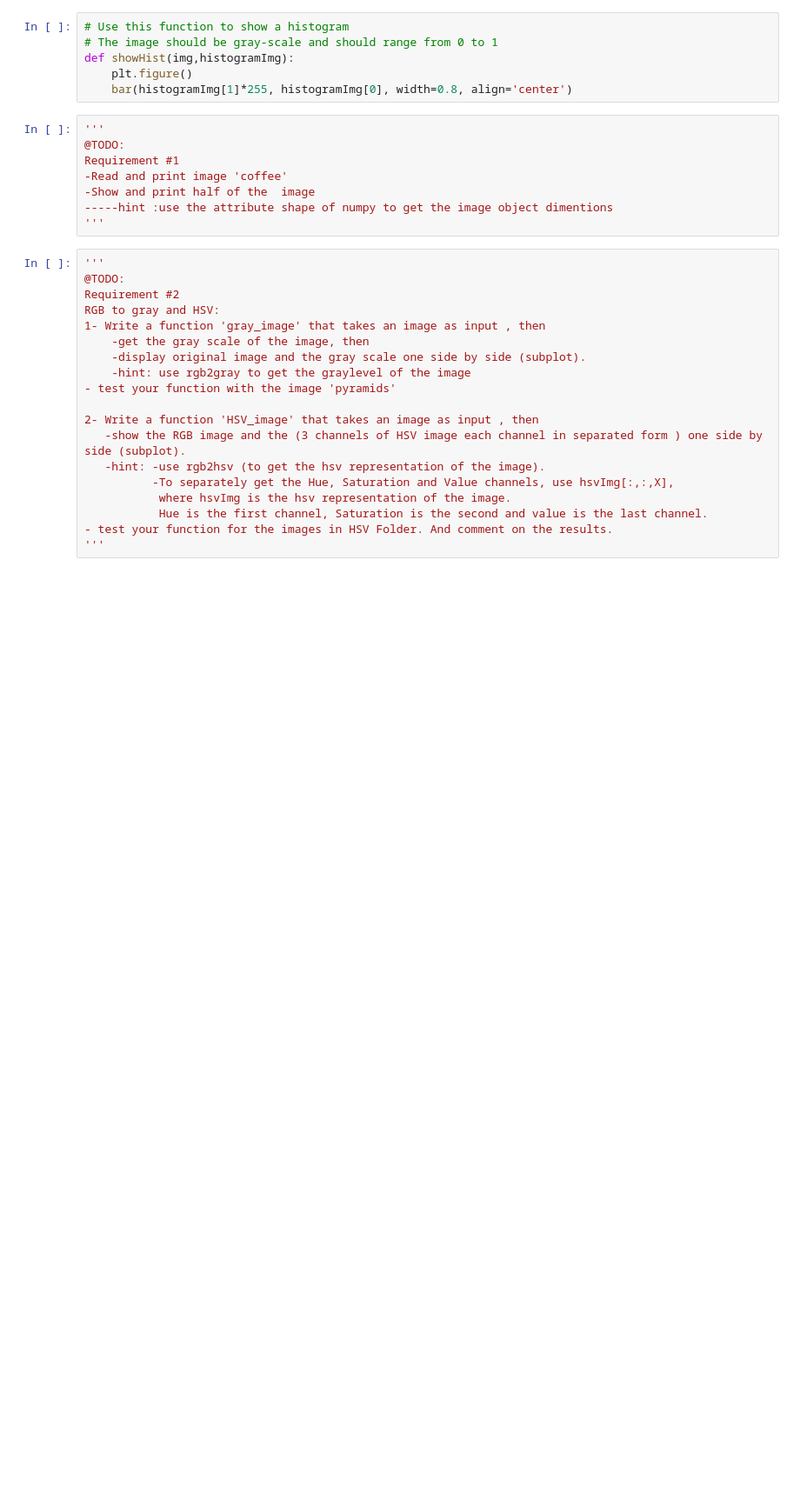
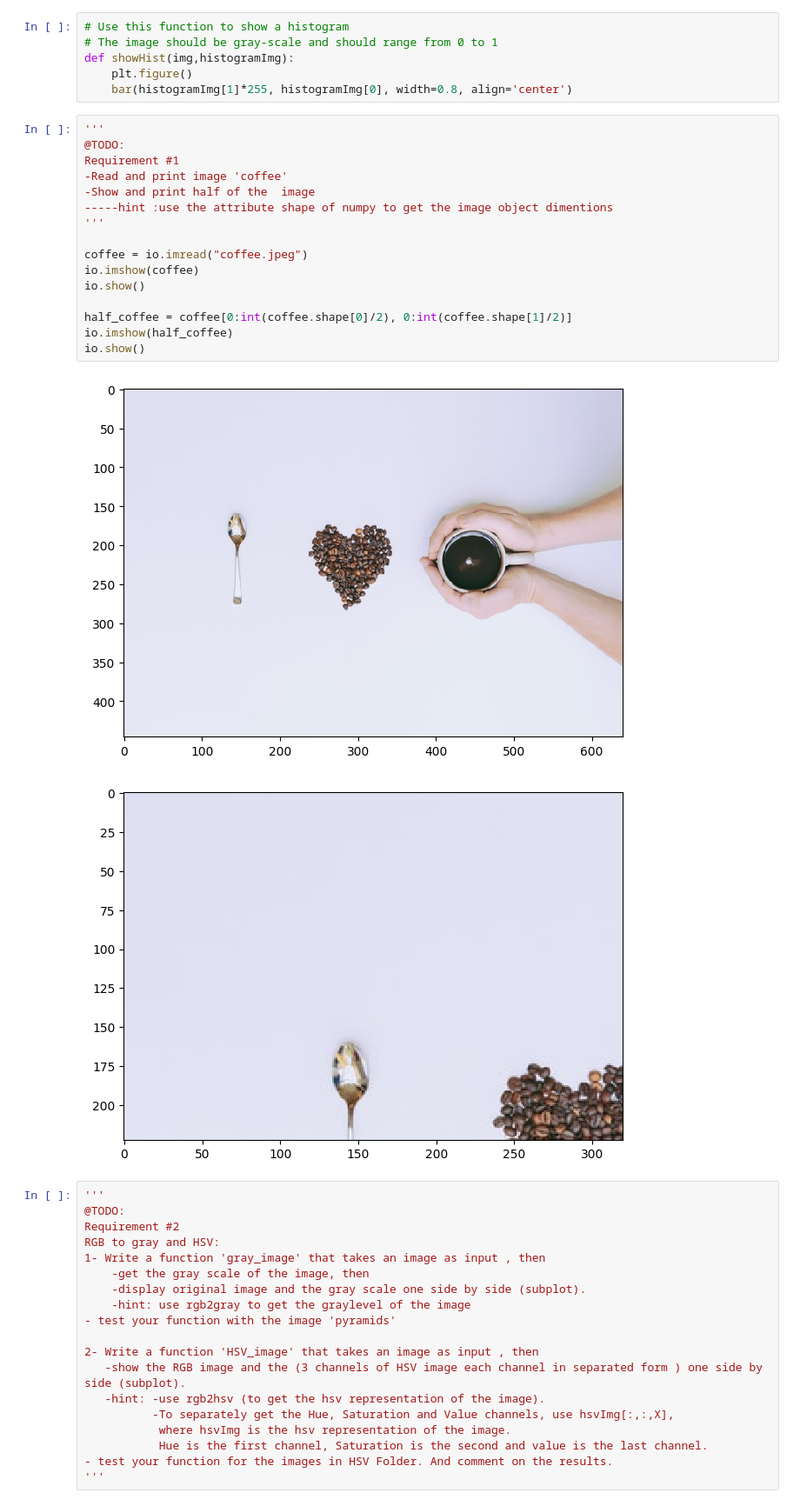
Before and after one commit to asermohamed1/image_processing-labs, a Jupyter notebook: Lab1-std/Lab_1_std.ipynb, the cells around one changed output. Shown at 87% size. Drawn from its saved outputs; the diff is of its cells as text; blank space fills up the shorter version.

```diff
--- a/Lab1-std/Lab_1_std.ipynb
+++ b/Lab1-std/Lab_1_std.ipynb
@@ -46,11 +46,22 @@ def showHist(img,histogramImg):
 # %%
 '''
 @TODO:
 Requirement #1
 -Read and print image 'coffee'
 -Show and print half of the  image
 -----hint :use the attribute shape of numpy to get the image object dimentions
 '''
+
+coffee = io.imread("coffee.jpeg")
+io.imshow(coffee)
+io.show()
+
+half_coffee = coffee[0:int(coffee.shape[0]/2), 0:int(coffee.shape[1]/2)]
+io.imshow(half_coffee)
+io.show()
+# %% [output]
+[figure, added]
+[figure, added]
 # %%
 '''
 @TODO:
```
